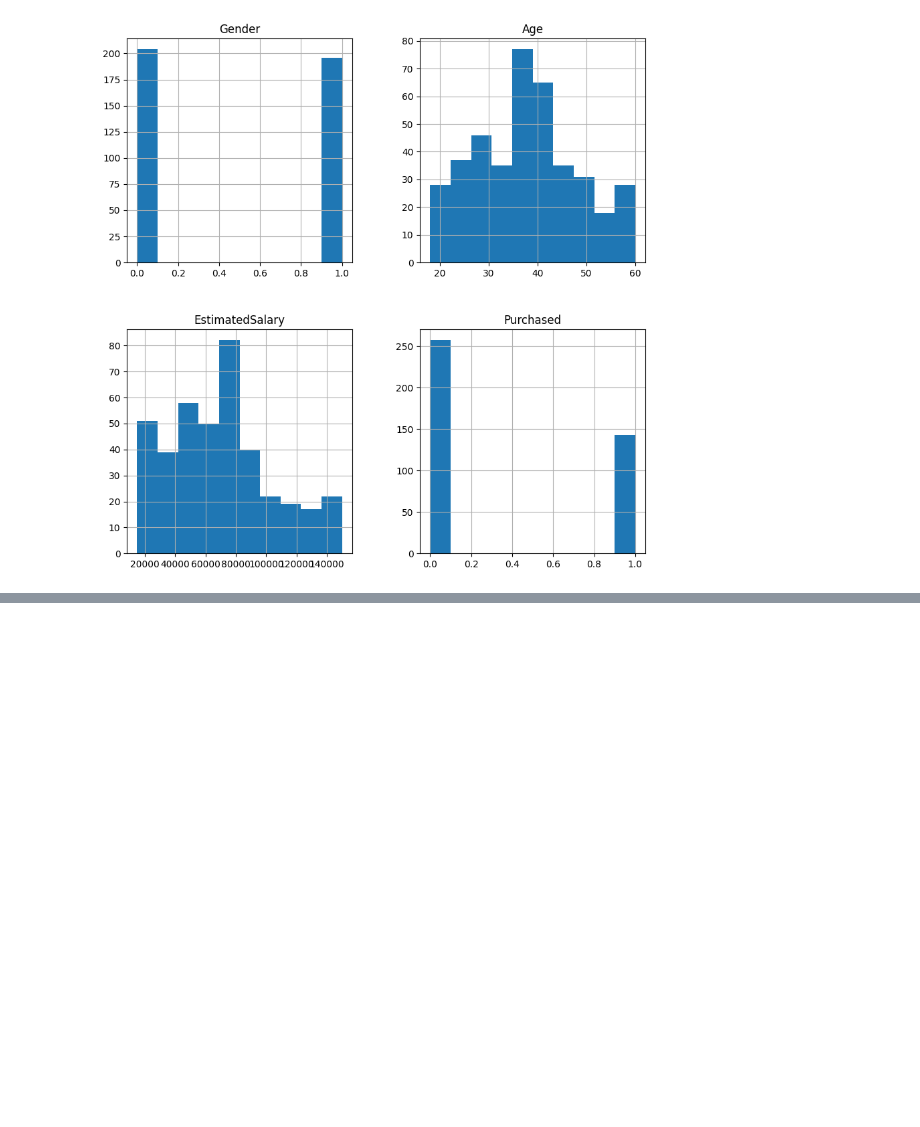
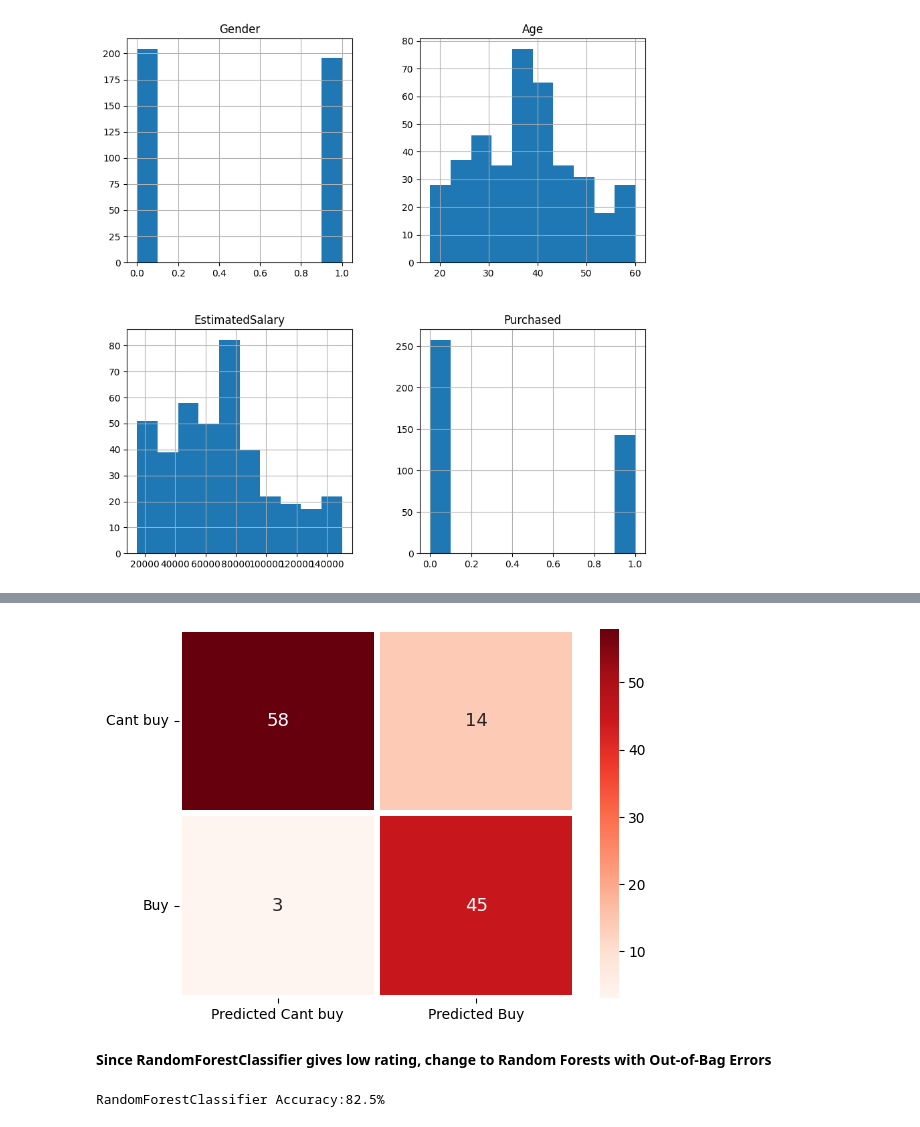
Before and after one commit to lletridung/baitapai, a Jupyter notebook: newtest.ipynb, the cells around one changed output, grey strips where cells are left out. Saved outputs shown, nothing was run; the diff lists cells and outputs as text; code cells hidden in the pictures; blank space fills up the shorter version.

```diff
--- a/newtest.ipynb
+++ b/newtest.ipynb
@@ -118,0 +218,30 @@ array([[<Axes: title={'center': 'Gender'}>,
+# %%
+from sklearn.metrics import confusion_matrix, ConfusionMatrixDisplay, accuracy_score
+cm = confusion_matrix(y_test, y_pred)
+sns.heatmap(cm, cmap = 'Reds', annot = True, fmt = 'd', linewidths = 4,  annot_kws = {'fontsize': 13},
+                yticklabels = ['Cant buy', 'Buy'], xticklabels = ['Predicted Cant buy', 'Predicted Buy'])
+plt.yticks(rotation = 0)
+plt.show()
+# %% [output]
+[figure, added]
+# %% [markdown]
+**Since RandomForestClassifier gives low rating, change to Random Forests with Out-of-Bag Errors**
+# %%
+# Load libraries
+from sklearn.ensemble import RandomForestClassifier
+from sklearn import datasets
+# Split, Train and Test
+from sklearn.model_selection import train_test_split
+X = dataframe[Features].values
+Y = dataframe[PredictClass].values
+X_train, X_test, y_train, y_test = train_test_split(X, Y, test_size = 0.3, random_state=1)
+
+# Create random tree classifier object
+randomforest = RandomForestClassifier(random_state=0, n_estimators=1000, oob_score=True, n_jobs=-1)
+# Train model
+model_3 = randomforest.fit(X_test, y_test)
+# View out-of-bag-error
+accuracy4=randomforest.oob_score_
+print(f"RandomForestClassifier Accuracy:{accuracy4*100}%")
+# %% [output]
+RandomForestClassifier Accuracy:82.5%
```
Also changed, not shown: parts of 37 cells of this notebook.
